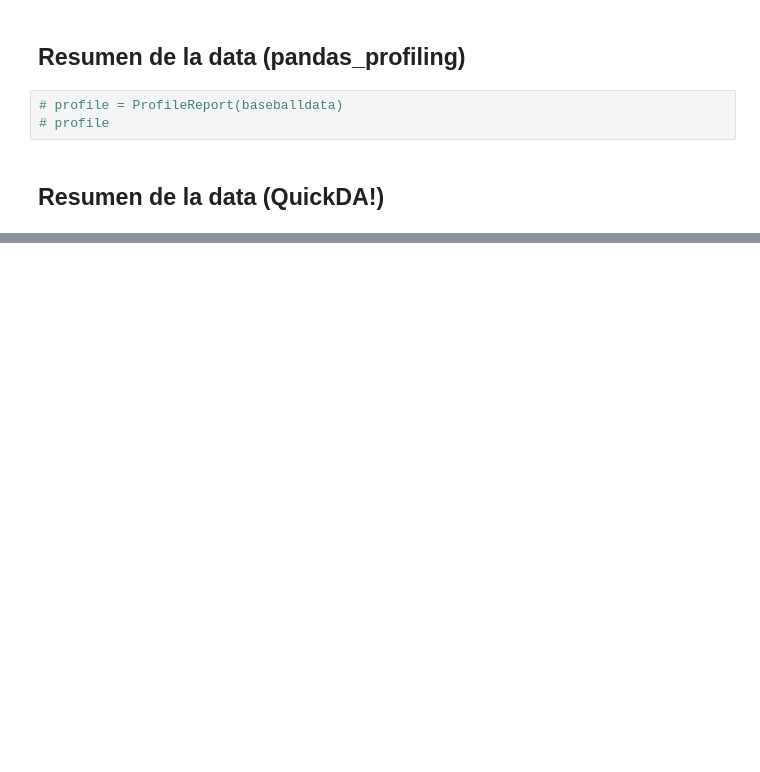
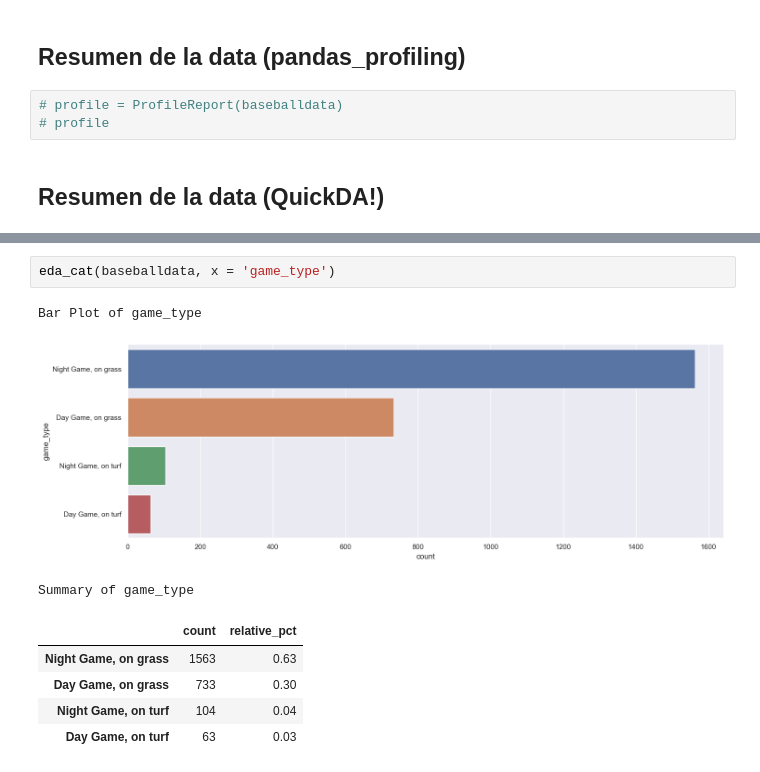
Before and after one commit to andresdlRoca/Mineria-de-datos_Lab1_UVG_2023, a Jupyter notebook: analisis.ipynb, the cells around one changed output, grey strips where cells are left out. Drawn from its saved outputs; the diff is of its cells as text; blank space fills up the shorter version.

```diff
--- a/analisis.ipynb
+++ b/analisis.ipynb
@@ -136,0 +145,11 @@ The default value of numeric_only in DataFrame.max is deprecated. In a future ve
+# %%
+eda_cat(baseballdata, x = 'game_type')
+# %% [output]
+Bar Plot of game_type
+[figure, added]
+Summary of game_type
+|  | count | relative_pct |
+| Night Game, on grass | 1563 | 0.63 |
+| Day Game, on grass | 733 | 0.30 |
+| Night Game, on turf | 104 | 0.04 |
+| Day Game, on turf | 63 | 0.03 |
```
Also changed, not shown: parts of 8 cells of this notebook, 1 other file.
